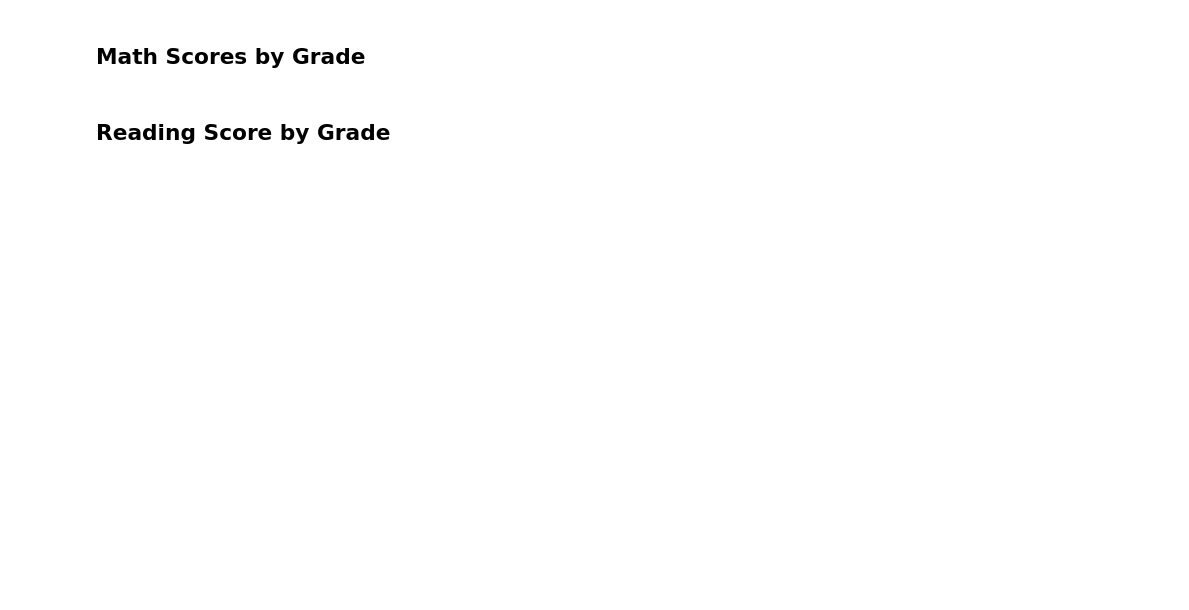
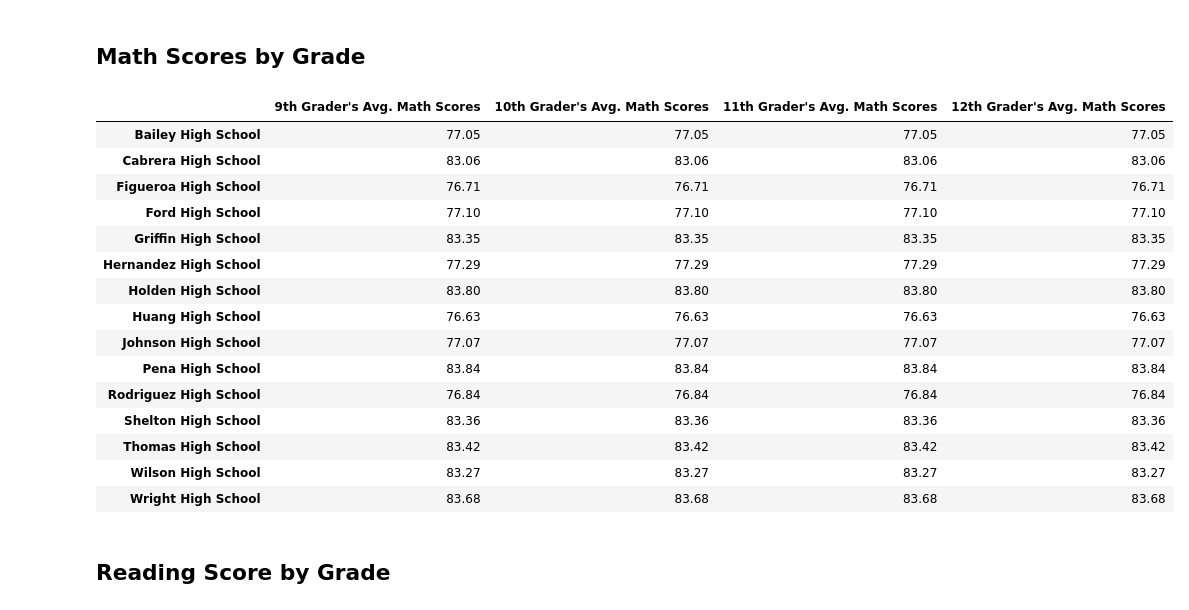
Before and after one commit to Houdini24/Pandas_Challenge, a Jupyter notebook: PyCitySchools/PyCitySchools_starter.ipynb, the cells around one changed output. Cells and saved outputs as stored; diff of their text form; code cells hidden in the pictures; blank space fills up the shorter version.

```diff
--- a/PyCitySchools/PyCitySchools_starter.ipynb
+++ b/PyCitySchools/PyCitySchools_starter.ipynb
@@ -229,30 +422,52 @@ per_school_summary
 # %%
 # Use the code provided to separate the data by grade
 ninth_graders = school_data_complete[(school_data_complete["grade"] == "9th")]
 tenth_graders = school_data_complete[(school_data_complete["grade"] == "10th")]
 eleventh_graders = school_data_complete[(school_data_complete["grade"] == "11th")]
 twelfth_graders = school_data_complete[(school_data_complete["grade"] == "12th")]
 
-# Group by "school_name" and take the mean of each.
-ninth_graders_scores =
-tenth_graders_scores =
-eleventh_graders_scores =
-twelfth_graders_scores =
-
-# Use the code to select only the `math_score`.
-ninth_grade_math_scores = ninth_graders_scores["math_score"]
-tenth_grader_math_scores = tenth_graders_scores["math_score"]
-eleventh_grader_math_scores = eleventh_graders_scores.mean()["math_score"]
-twelfth_grader_math_scores = twelfth_graders_scores["math_score"]
+# Group by `school_name` and take the mean of the `math_score` column for each.
+ninth_graders_math_scores = school_data_complete.groupby(["school_name"]).mean()["math_score"]
+tenth_graders_math_scores = school_data_complete.groupby(["school_name"]).mean()["math_score"]
+eleventh_graders_math_scores = school_data_complete.groupby(["school_name"]).mean()["math_score"]
+twelfth_graders_math_scores = school_data_complete.groupby(["school_name"]).mean()["math_score"]
 
 # Combine each of the scores above into single DataFrame called `math_scores_by_grade`
-
+math_scores_by_grade = pd.DataFrame({
+    "9th Grader's Avg. Math Scores":ninth_graders_math_scores,
+    "10th Grader's Avg. Math Scores":tenth_graders_math_scores,
+    "11th Grader's Avg. Math Scores":eleventh_graders_math_scores,
+    "12th Grader's Avg. Math Scores":twelfth_graders_math_scores
+})
 
 # Minor data wrangling
 math_scores_by_grade.index.name = None
 
+# Rounding the scores
+math_scores_by_grade["9th Grader's Avg. Math Scores"] = math_scores_by_grade["9th Grader's Avg. Math Scores"].round(2)
+math_scores_by_grade["10th Grader's Avg. Math Scores"] = math_scores_by_grade["10th Grader's Avg. Math Scores"].round(2)
+math_scores_by_grade["11th Grader's Avg. Math Scores"] = math_scores_by_grade["11th Grader's Avg. Math Scores"].round(2)
+math_scores_by_grade["12th Grader's Avg. Math Scores"] = math_scores_by_grade["12th Grader's Avg. Math Scores"].round(2)
+
 # Display the DataFrame
 math_scores_by_grade
+# %% [output]
+|  | 9th Grader's Avg. Math Scores | 10th Grader's Avg. Math Scores | 11th Grader's Avg. Math Scores | 12th Grader's Avg. Math Scores |
+| Bailey High School | 77.05 | 77.05 | 77.05 | 77.05 |
+| Cabrera High School | 83.06 | 83.06 | 83.06 | 83.06 |
+| Figueroa High School | 76.71 | 76.71 | 76.71 | 76.71 |
+| Ford High School | 77.10 | 77.10 | 77.10 | 77.10 |
+| Griffin High School | 83.35 | 83.35 | 83.35 | 83.35 |
+| Hernandez High School | 77.29 | 77.29 | 77.29 | 77.29 |
+| Holden High School | 83.80 | 83.80 | 83.80 | 83.80 |
+| Huang High School | 76.63 | 76.63 | 76.63 | 76.63 |
+| Johnson High School | 77.07 | 77.07 | 77.07 | 77.07 |
+| Pena High School | 83.84 | 83.84 | 83.84 | 83.84 |
+| Rodriguez High School | 76.84 | 76.84 | 76.84 | 76.84 |
+| Shelton High School | 83.36 | 83.36 | 83.36 | 83.36 |
+| Thomas High School | 83.42 | 83.42 | 83.42 | 83.42 |
+| Wilson High School | 83.27 | 83.27 | 83.27 | 83.27 |
+| Wright High School | 83.68 | 83.68 | 83.68 | 83.68 |
 # %% [markdown]
 ## Reading Score by Grade
 # %%
```
Also changed, not shown: parts of 25 cells of this notebook.
